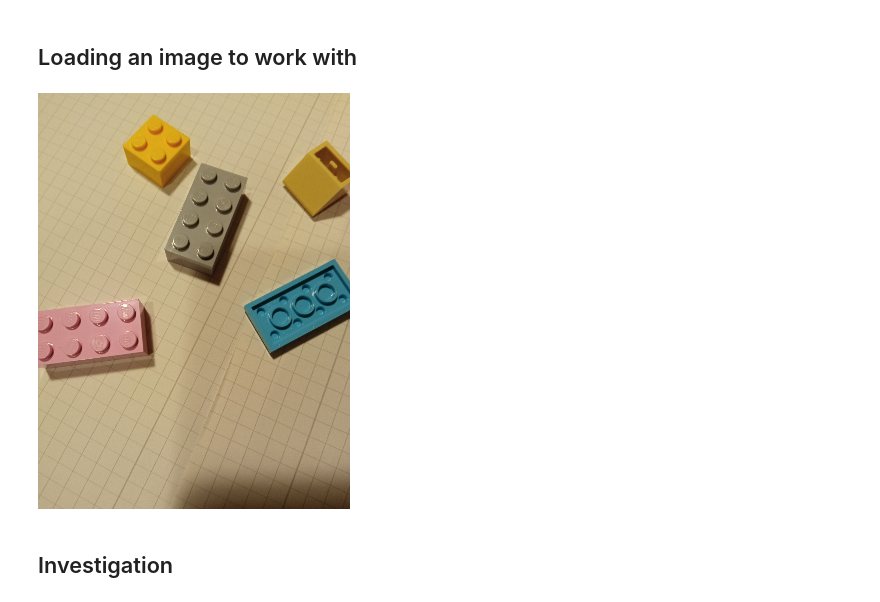
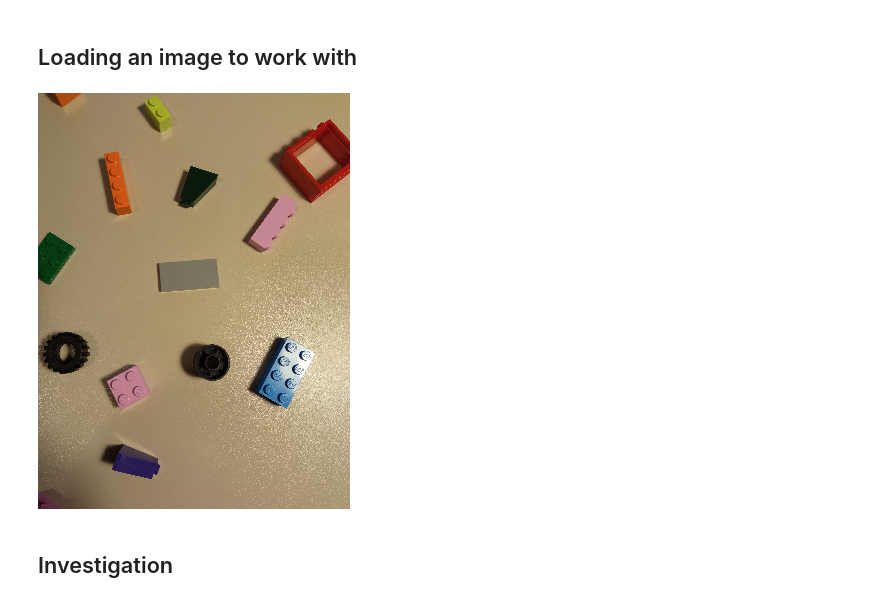
Before and after one commit to m21ark/vc_t1, a Jupyter notebook: mark.ipynb, the cells around one changed output. Cells and saved outputs as stored; diff of their text form; code cells hidden in the pictures.

```diff
--- a/mark.ipynb
+++ b/mark.ipynb
@@ -14,11 +14,11 @@ from scripts.edges import *
 # %% [markdown]
 ## Loading an image to work with
 # %%
-img = loadImage(39)
+img = loadImage(31)
 
 render(img)
 # %% [output]
-[figure, old version]
+[figure, new version]
 # %% [markdown]
 ## Investigation
 # %%
```
Also changed, not shown: parts of 8 cells of this notebook.
